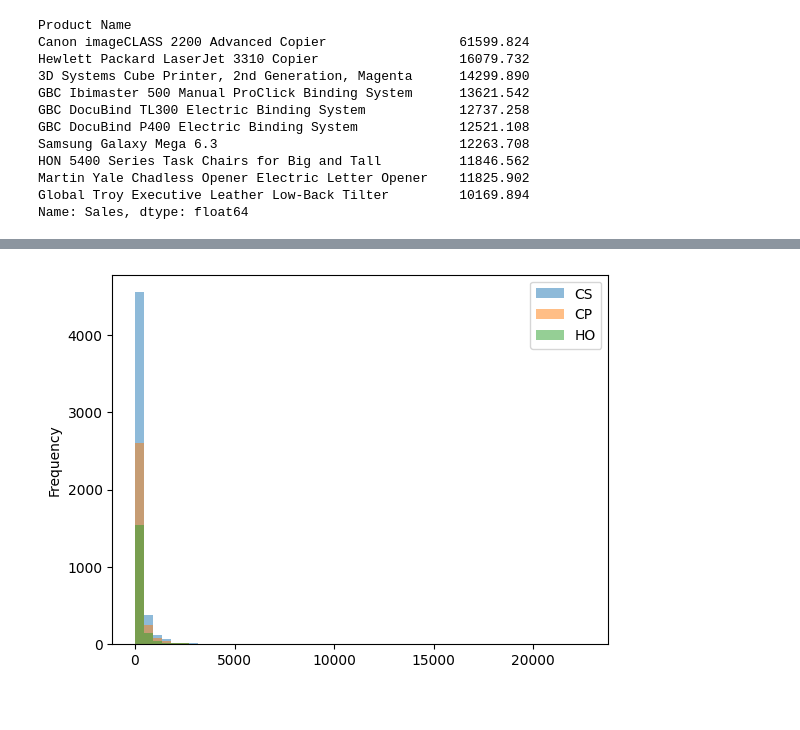
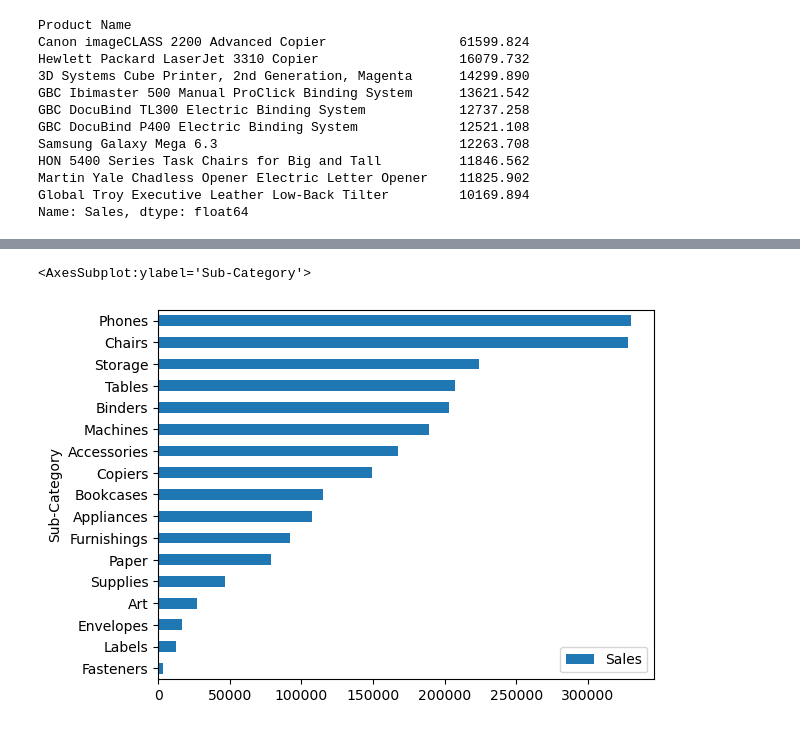
Before and after one commit to gamegtboyz/dtrk_python, a Jupyter notebook: pandas_project/finalproject_analyzingsalesdata.ipynb, the cells around one changed output, grey strips where cells are left out. Cells and saved outputs as stored; diff of their text form; code cells hidden in the pictures.

Commit message:
add the plot

```diff
--- a/pandas_project/finalproject_analyzingsalesdata.ipynb
+++ b/pandas_project/finalproject_analyzingsalesdata.ipynb
@@ -241,6 +241,5 @@ Global Troy Executive Leather Low-Back Tilter         10169.894
 Name: Sales, dtype: float64
 # %%
 # TODO 10 - plot at least 2 plots, any plot you think interesting
-# sales distribution by segment
-plt.figure()
-df.Sales
+# plot 1: bar chart of sales by sub-category
+df_sales_by_subtype = df.groupby("Sub-Category").Sales.sum().sort_values(ascending=True)
@@ -285,4 +245,0 @@ df_sales_segment
-# %%
-hist = df_sales_segment.plot.hist(bins = 50, alpha = 0.5)
-# %% [output]
-[figure, removed]
@@ -291,0 +246,9 @@ df_sales_cat = pd.Dataframe
+# %%
+df_sales_by_subtype = df_sales_by_subtype.reset_index()
+# %%
+df_sales_by_subtype = df_sales_by_subtype.set_index("Sub-Category")
+# %%
+df_sales_by_subtype.plot.barh()
+# %% [output]
+<AxesSubplot:ylabel='Sub-Category'>
+[figure, added]
```
Also changed, not shown: parts of 13 cells of this notebook.
